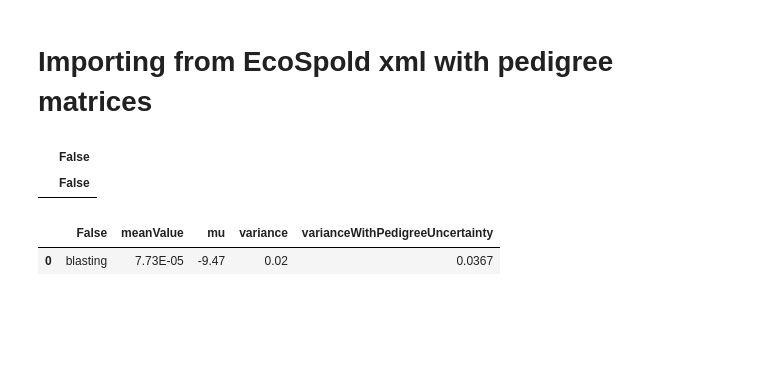
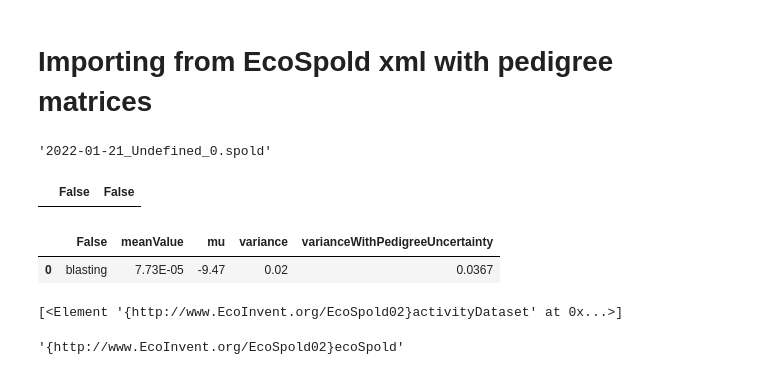
Before and after one commit to luke-scot/emissions-tracking, a Jupyter notebook: notebooks/LCA_data.ipynb, the cells around one changed output. Drawn from its saved outputs; the diff is of its cells as text; code cells hidden in the pictures; blank space fills up the shorter version.

Commit message:
Findall for ET but uneven length problems

```diff
--- a/notebooks/LCA_data.ipynb
+++ b/notebooks/LCA_data.ipynb
@@ -190,12 +192,16 @@ emission_dist = get_footprint_dist(list(components_wg.value),list(map(lambda i:
 # Importing from EcoSpold xml with pedigree matrices
 # %%
 # Directory
-spold_path = "C:/Users\lukec\OneDrive - University of Cambridge\Projects\PhD\Data\Mining_spolds/2022-01-21_Undefined_0.spold"
+spold_path = "C:/Users\lukec\OneDrive - University of Cambridge\Projects\PhD\Data\EcoInvent\Mining_spolds/"
+spold_origin = '{http://www.EcoInvent.org/EcoSpold02}'
+files = os.listdir(spold_path)
+files[0]
+# %% [output]
+'2022-01-21_Undefined_0.spold'
 # %%
 # Get data from all files into database
-read_xml_attributes(spold_path,[['activityDataset','activityDescription','activity','activityName'],['activityDataset','activityDescription','geography','shortName']],[[False],[False]])
+read_xml_attributes(spold_path+files[0],[['activityDataset','activityDescription','activity','activityName'],['activityDataset','activityDescription','geography','shortName']],[[False],[False]])
 # %% [output]
-|  | False |
-|  | False |
+|  | False | False |
 # %%
 # Get data from all files into database
@@ -206,2 +214,40 @@ read_xml_attributes(spold_path,[['activityDataset','flowData','intermediateExcha
+# %%
+root.findall(spold_origin+'activityDataset')
+# %% [output]
+[<Element '{http://www.EcoInvent.org/EcoSpold02}activityDataset' at 0x...>]
+# %%
+# Read in impact factors
+def read_xml_attributes(filepath:str,branches:list,attributes:list,df=False):
+    """This function creates a dataframe of attributes within an xml file.\n
+    Inputs:\n
+    filepath - path to xml file\n
+    branches - list of successive branch choices\n
+    attributes - attributes to be read from chosen branch\n
+    Outputs:\n
+    df - pandas dataframe of attributes for each end branch\n
+    Requirements: pandas as pd, xml.etree.ElementTree as ET"""
+    if df is False: df = pd.DataFrame([],columns=[i for sublist in utl.to_listlist(attributes) for i in sublist])
+    root = ET.parse(filepath).getroot()
+    branches, attributes = utl.to_listlist(branches), utl.to_listlist(attributes)
+    attr_values = dict()
+    layer = 0
+    for pathNum, path in enumerate(branches):
+        tree_loc = root
+        for branch in path:
+            for elementNum, elementTruth in enumerate([branch in element.tag for element in tree_loc]):
+                if elementTruth:
+                    if branch is path[-1]:
+                        new_attr = [tree_loc[num].attrib[i] if i else tree_loc[num].text for i in attributes[pathNum]]
+                        attr_values.update(dict(zip(attributes[pathNum], new_attr)))
+                        if path is branches[-1]: df = df.append(attr_values,ignore_index=True)
+                    else:
+                        tree_loc=tree_loc[num]
+                        layer += 1
+                    # else:
+                    #     tree_loc=tree_loc[num]
+                    #     break
+    return df
+# %% [output]
+'{http://www.EcoInvent.org/EcoSpold02}ecoSpold'
 # %%
 # %% [output]
```
Also changed, not shown: parts of 13 cells of this notebook.
